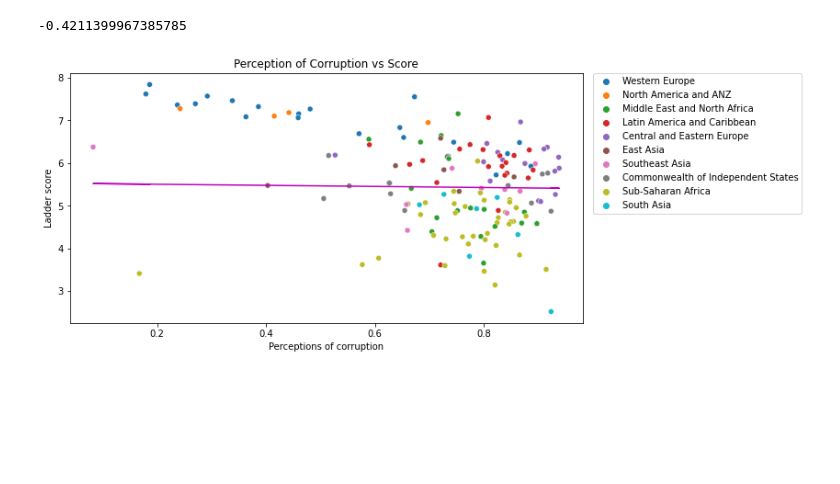
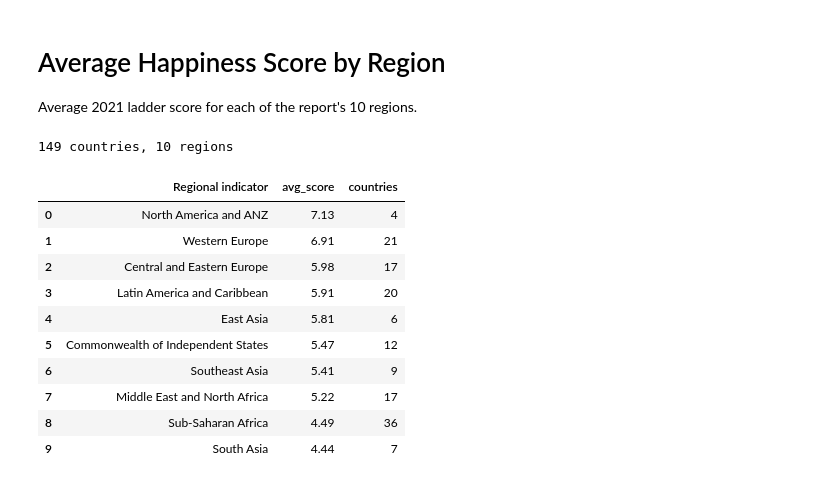
Before and after one commit to BinarySeo/Happiness-report, a Jupyter notebook: JupyterCodes/score_by_region.ipynb, the cells around one changed output. Drawn from its saved outputs; the diff is of its cells as text; code cells hidden in the pictures; blank space fills up the shorter version.

```diff
--- a/JupyterCodes/score_by_region.ipynb
+++ b/JupyterCodes/score_by_region.ipynb
@@ -231,15 +1,37 @@ generosity_corrcef
-# %%
-plt.figure(figsize=(10,5))
-generosity_scatter = sns.scatterplot (data = df, x = "Perceptions of corruption", y="Ladder score",
-                                  hue = "Regional indicator").set(title ='Perception of Corruption vs Score')
-plt.legend(bbox_to_anchor=(1.02, 1), loc='upper left', borderaxespad=0)
-corruption_corrcef = np.corrcoef(corruption,ladder_score)[0,1]
-
-z_c = np.polyfit(corruption,ladder_score,1)
-p_c = np.poly1d(z_c)
-
-plt.plot(corruption,p_g(corruption),"m-")
-corruption_corrcef
-# %% [output]
--0.4211399967385785
-[figure, removed]
+# %% [markdown]
+# Average Happiness Score by Region
+
+Average 2021 ladder score for each of the report's 10 regions.
+# %%
+import sys
+from pathlib import Path
+
+# Make happiness.py importable whether Jupyter starts in JupyterCodes/ or the repo root
+for folder in (Path.cwd(), Path.cwd().parent):
+    if (folder / "happiness.py").exists():
+        sys.path.insert(0, str(folder))
+        break
+
+import matplotlib.pyplot as plt
+import pandas as pd
+import happiness as hp
+
+df = hp.load_data()
+print(f"{len(df)} countries, {df[hp.REGION].nunique()} regions")
+# %% [output]
+149 countries, 10 regions
+# %%
+scores = hp.region_scores(df)
+scores.round(2)
+# %% [output]
+|  | Regional indicator | avg_score | countries |
+| 0 | North America and ANZ | 7.13 | 4 |
+| 1 | Western Europe | 6.91 | 21 |
+| 2 | Central and Eastern Europe | 5.98 | 17 |
+| 3 | Latin America and Caribbean | 5.91 | 20 |
+| 4 | East Asia | 5.81 | 6 |
+| 5 | Commonwealth of Independent States | 5.47 | 12 |
+| 6 | Southeast Asia | 5.41 | 9 |
+| 7 | Middle East and North Africa | 5.22 | 17 |
+| 8 | Sub-Saharan Africa | 4.49 | 36 |
+| 9 | South Asia | 4.44 | 7 |
```
Also changed, not shown: parts of 17 cells of this notebook, 22 other files.
